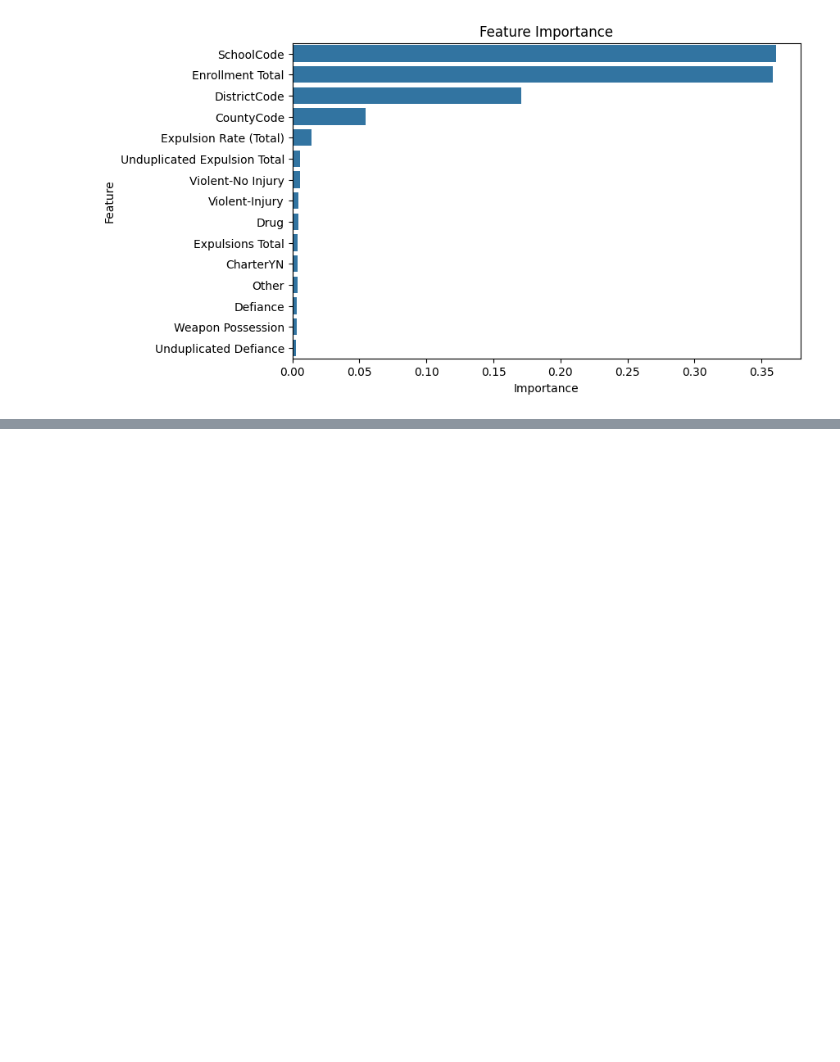
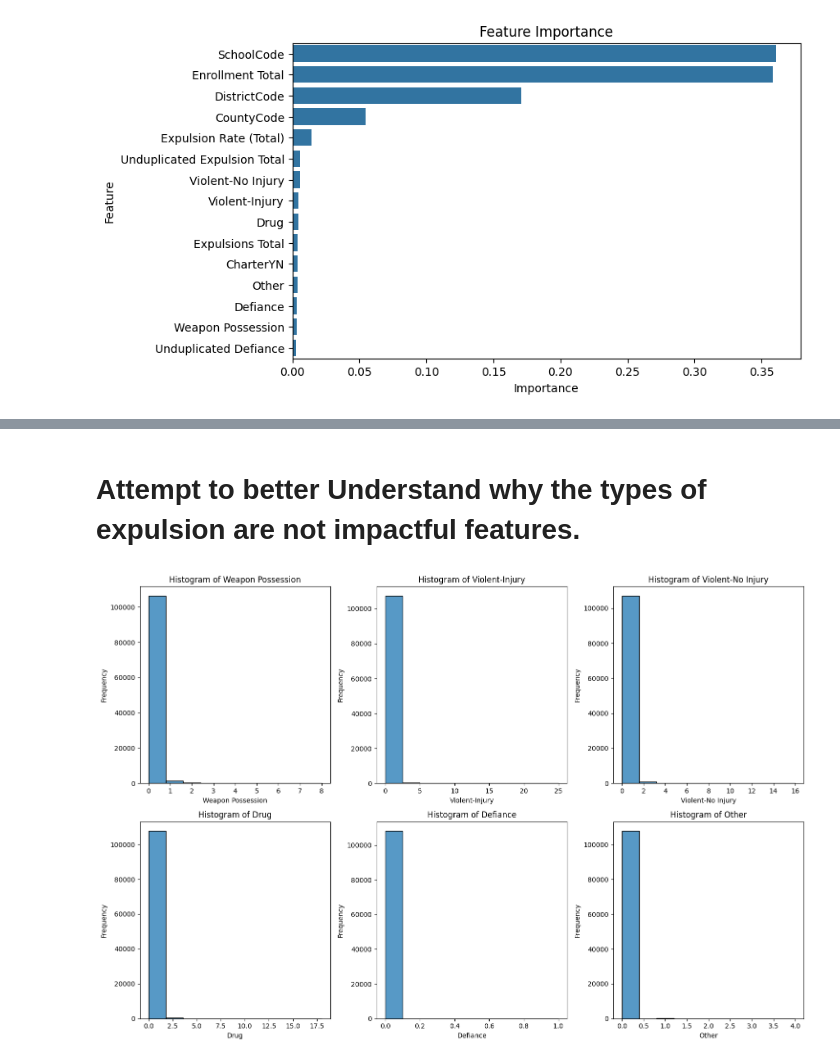
Before and after one commit to EmilioD19/student-success, a Jupyter notebook: Student Success Classification.ipynb, the cells around one changed output, grey strips where cells are left out. Cells and saved outputs as stored; diff of their text form; code cells hidden in the pictures; blank space fills up the shorter version.

```diff
--- a/Student Success Classification.ipynb
+++ b/Student Success Classification.ipynb
@@ -365,0 +430,22 @@ English Learners       0.12      0.11      0.12      2011
+# %% [markdown]
+# Attempt to better Understand why the types of expulsion are not impactful features.
+# %%
+fig, axes = plt.subplots(2, 3, figsize=(15, 10))
+
+
+columns = ["Weapon Possession", "Violent-Injury", "Violent-No Injury",
+           "Drug", "Defiance", "Other"]
+
+axes = axes.flatten()
+
+
+for i, col in enumerate(columns):
+    sns.histplot(df[col], bins=10, edgecolor="black", ax=axes[i])
+    axes[i].set_title(f"Histogram of {col}")
+    axes[i].set_xlabel(col)
+    axes[i].set_ylabel("Frequency")
+
+plt.tight_layout()
+plt.show()
+# %% [output]
+[figure, added]
```
Also changed, not shown: parts of 12 cells of this notebook.
